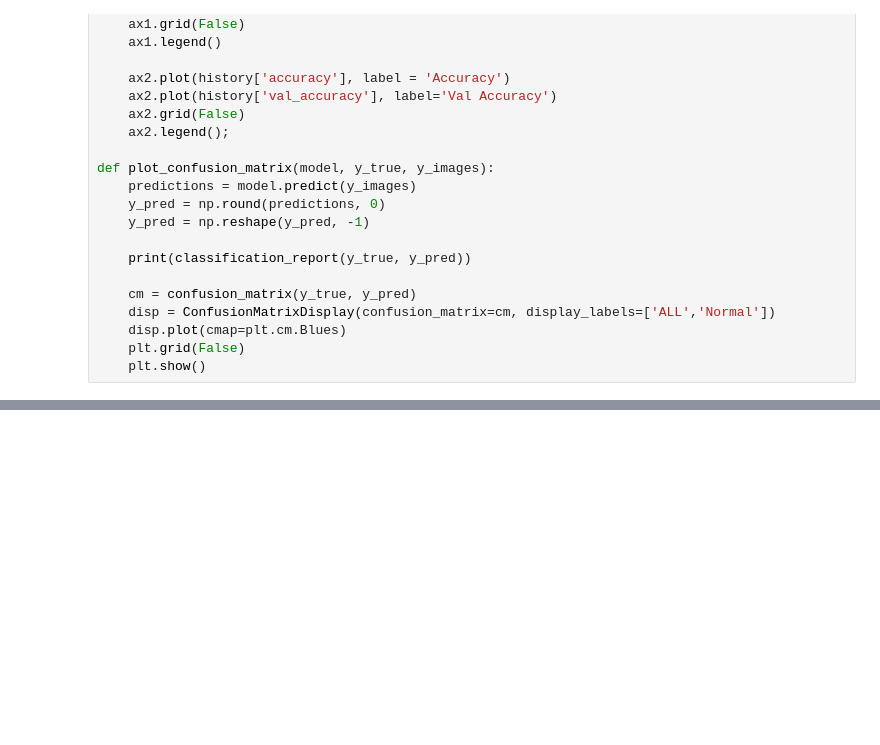
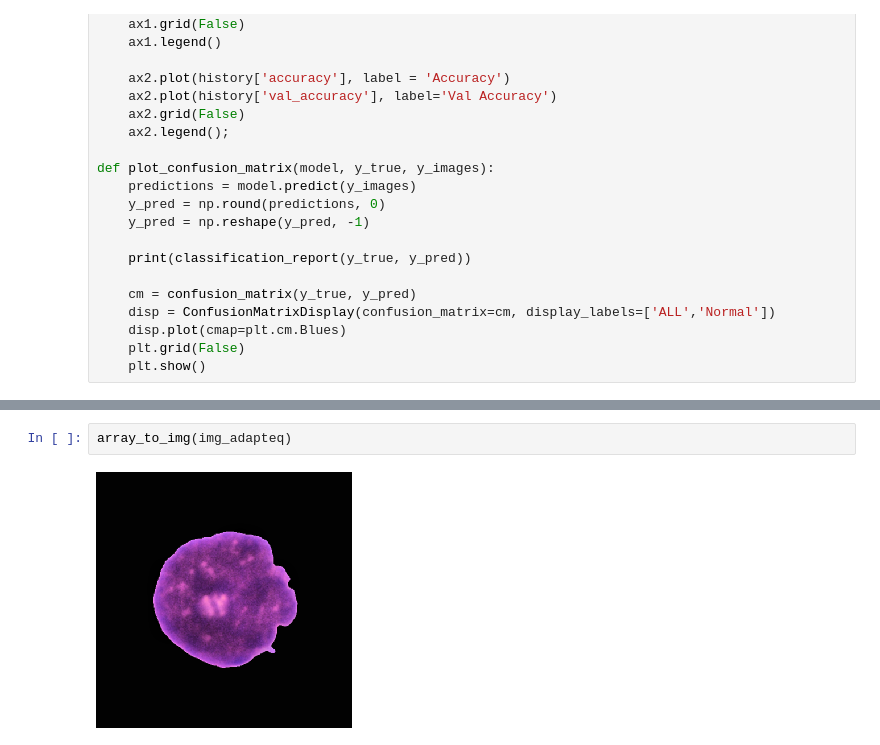
Before and after one commit to patrick-anastasio/Cancer-Image-Classification-Neural-Net, a Jupyter notebook: Notebook 2 of 2.ipynb, the cells around one changed output, grey strips where cells are left out. Drawn from its saved outputs; the diff is of its cells as text; blank space fills up the shorter version.

```diff
--- a/Notebook 2 of 2.ipynb
+++ b/Notebook 2 of 2.ipynb
@@ -212,0 +247,4 @@ weighted avg       0.79      0.79      0.79       125
+# %%
+array_to_img(img_adapteq)
+# %% [output]
+[figure, added]
```
Also changed, not shown: parts of 21 cells of this notebook, 1 other file.
